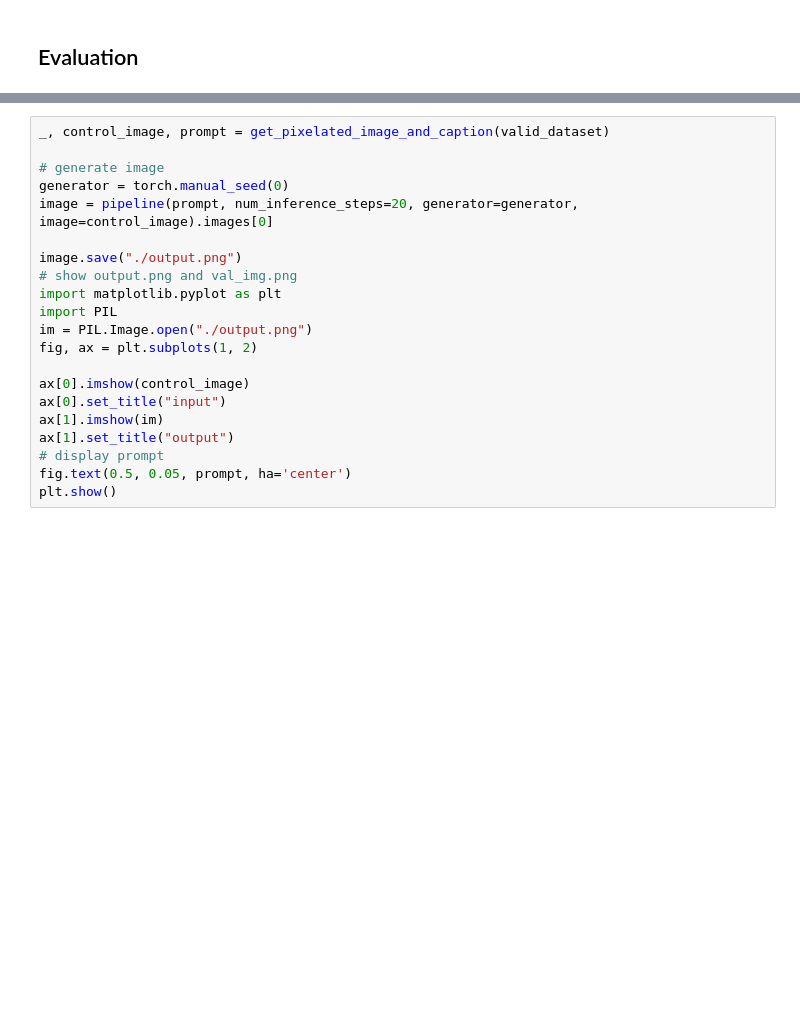
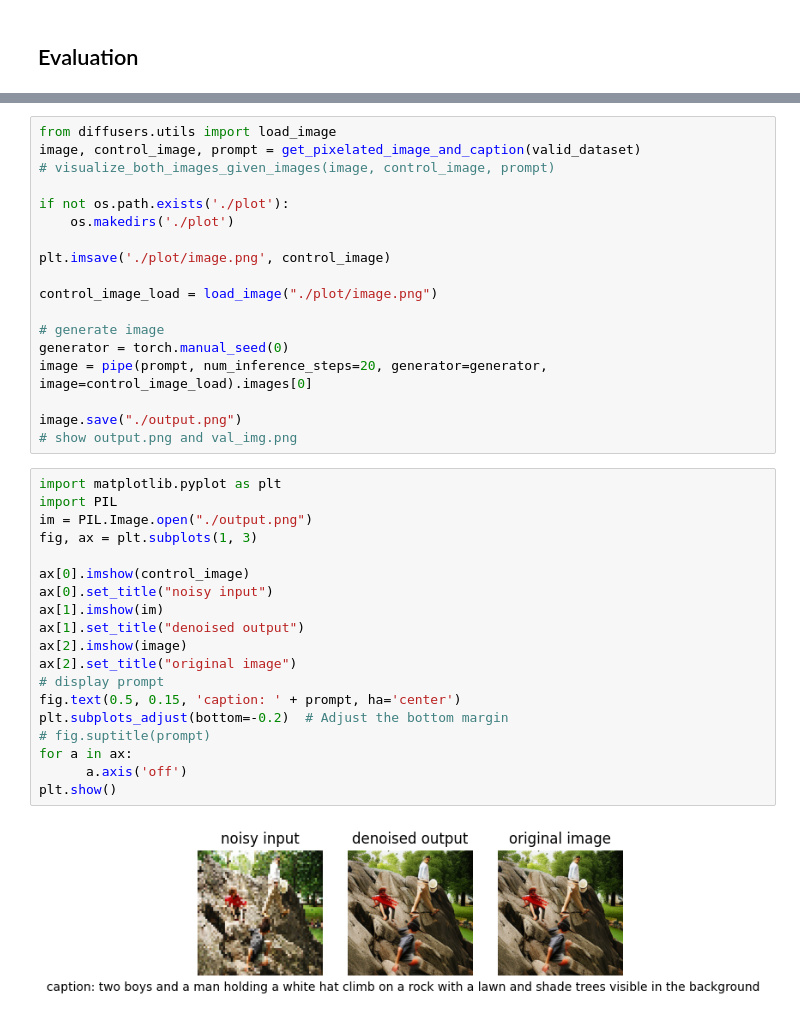
Before and after one commit to lambertae/controlnet-demosaicing, a Jupyter notebook: 6_8301_final_project.ipynb, the cells around one changed output, grey strips where cells are left out. Saved outputs shown, nothing was run; the diff lists cells and outputs as text; blank space fills up the shorter version.

```diff
--- a/6_8301_final_project.ipynb
+++ b/6_8301_final_project.ipynb
@@ -377,21 +389,39 @@ ValueError: cross_attention_dim must be specified for CrossAttnDownBlock2D
+# %%
+from diffusers.utils import load_image
+image, control_image, prompt = get_pixelated_image_and_caption(valid_dataset)
+# visualize_both_images_given_images(image, control_image, prompt)
+
+if not os.path.exists('./plot'):
+    os.makedirs('./plot')
+
+plt.imsave('./plot/image.png', control_image)
+
+control_image_load = load_image("./plot/image.png")
+
+# generate image
+generator = torch.manual_seed(0)
+image = pipe(prompt, num_inference_steps=20, generator=generator, image=control_image_load).images[0]
+
+image.save("./output.png")
+# show output.png and val_img.png
 # %%
-_, control_image, prompt = get_pixelated_image_and_caption(valid_dataset)
-
-# generate image
-generator = torch.manual_seed(0)
-image = pipeline(prompt, num_inference_steps=20, generator=generator, image=control_image).images[0]
-
-image.save("./output.png")
-# show output.png and val_img.png
 import matplotlib.pyplot as plt
 import PIL
 im = PIL.Image.open("./output.png")
-fig, ax = plt.subplots(1, 2)
+fig, ax = plt.subplots(1, 3)
 
 ax[0].imshow(control_image)
-ax[0].set_title("input")
+ax[0].set_title("noisy input")
 ax[1].imshow(im)
-ax[1].set_title("output")
+ax[1].set_title("denoised output")
+ax[2].imshow(image)
+ax[2].set_title("original image")
 # display prompt
-fig.text(0.5, 0.05, prompt, ha='center')
+fig.text(0.5, 0.15, 'caption: ' + prompt, ha='center')
+plt.subplots_adjust(bottom=-0.2)  # Adjust the bottom margin
+# fig.suptitle(prompt)
+for a in ax:
+      a.axis('off')
 plt.show()
+# %% [output]
+[figure, added]
```
Also changed, not shown: parts of 9 cells of this notebook.
